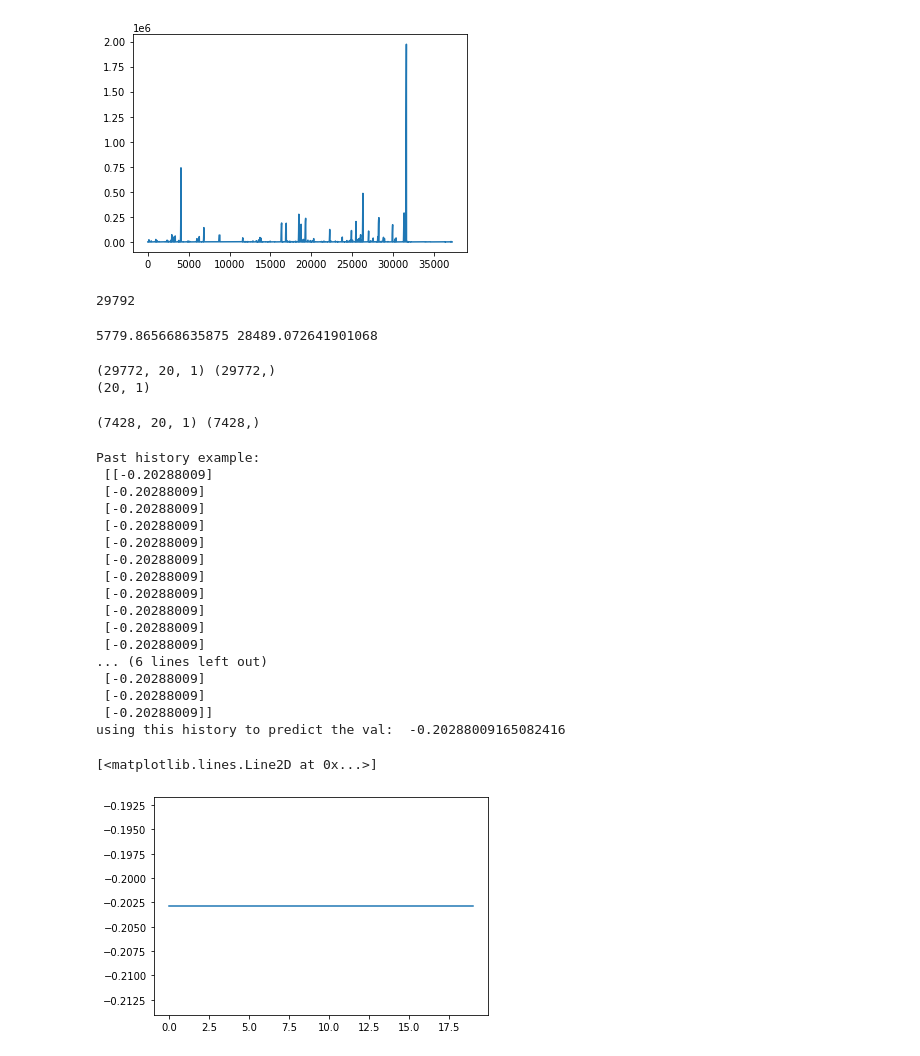
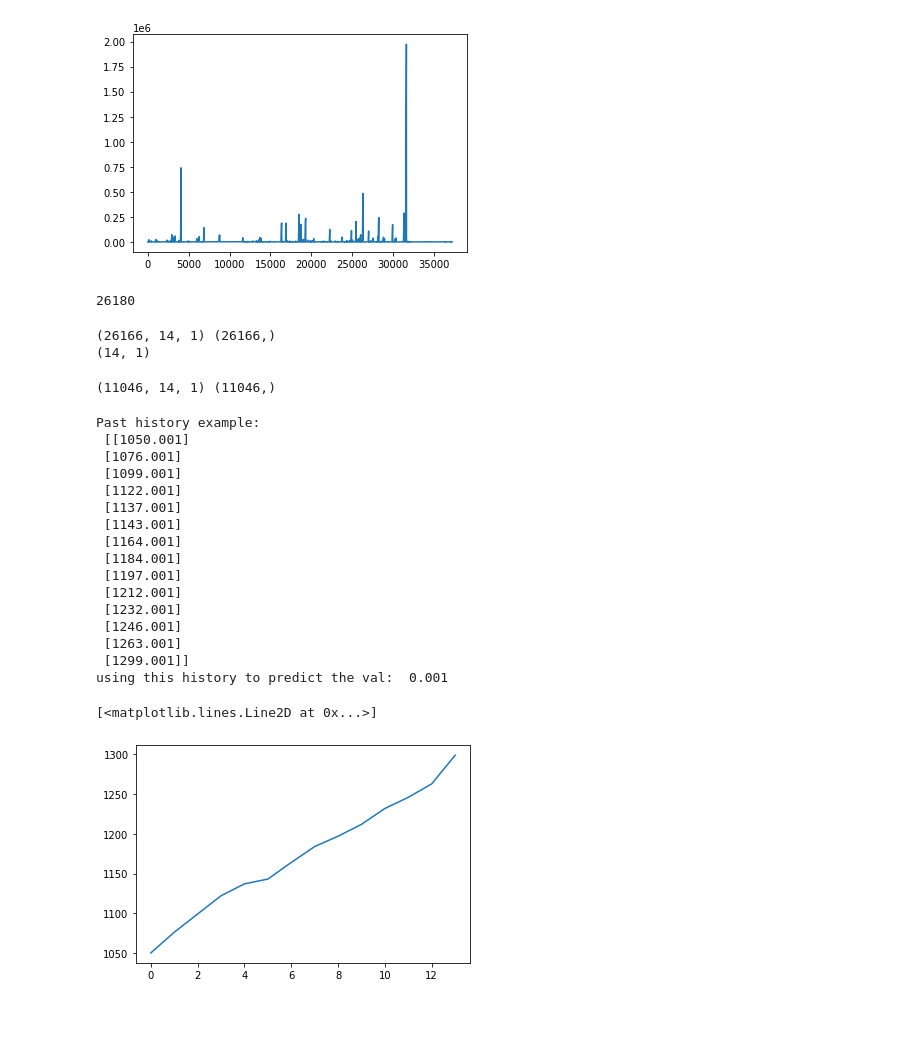
Before and after one commit to QinLab/icompbio-tamjeed, a Jupyter notebook: tf_rnn_single_covid.ipynb, the cells around one changed output. Cells and saved outputs as stored; diff of their text form; code cells hidden in the pictures; blank space fills up the shorter version.

Commit message:
cleaning up some data to optimize training data for this method

```diff
--- a/tf_rnn_single_covid.ipynb
+++ b/tf_rnn_single_covid.ipynb
@@ -79,10 +79,10 @@ plt.plot(covid_data)
 # %% [output]
 [<matplotlib.lines.Line2D at 0x...>]
 [figure]
-# %%
-train_end_index = int(len(covid_data) * 0.8); train_end_index
-# %% [output]
-29792
+# %%
+train_end_index = num_days * 187 ; train_end_index # about 70 percent for training
+# %% [output]
+26180
 # %%
 # this code is directly from https://www.tensorflow.org/tutorials/structured_data/time_series
 
@@ -104,15 +104,17 @@ def univariate_data(dataset, start_index, end_index, history_size, target_size):
 # %%
 # time to scale these features and standardize using training data
 
+"""
 train_data_mean = covid_data[:train_end_index].mean()
 train_data_std = covid_data[:train_end_index].std()
 print(train_data_mean, train_data_std)
 covid_data = (covid_data - train_data_mean)/train_data_std
+"""
+
+covid_data = covid_data + 0.001
-# %% [output]
-5779.865668635875 28489.072641901068
 # %%
 # choose {trig_past_history} vals to use to predict {trig_future_target + 1} vals into the future
-covid_past_history = 20
+covid_past_history = 14
 covid_future_target = 0
 
 x_train_trig, y_train_trig = univariate_data(covid_data, 0, train_end_index, covid_past_history, covid_future_target)
@@ -122,36 +124,36 @@ x_val_trig, y_val_trig = univariate_data(covid_data, train_end_index, None, covi
 print(x_train_trig.shape, y_train_trig.shape)
 print(x_train_trig.shape[-2:])
 # %% [output]
-(29772, 20, 1) (29772,)
-(20, 1)
+(26166, 14, 1) (26166,)
+(14, 1)
 # %%
 print(x_val_trig.shape, y_val_trig.shape)
 # %% [output]
-(7428, 20, 1) (7428,)
+(11046, 14, 1) (11046,)
 # %%
-print("Past history example:\n", x_train_trig[0])
-print("using this history to predict the val: ", y_train_trig[0])
-plt.plot(x_train_trig[0])
+index = 266
+print("Past history example:\n", x_train_trig[index])
+print("using this history to predict the val: ", y_train_trig[index])
+plt.plot(x_train_trig[index])
 # %% [output]
 Past history example:
- [[-0.20288009]
- [-0.20288009]
- [-0.20288009]
- [-0.20288009]
- [-0.20288009]
- [-0.20288009]
- [-0.20288009]
- [-0.20288009]
- [-0.20288009]
- [-0.20288009]
- [-0.20288009]
-... (6 lines left out)
- [-0.20288009]
- [-0.20288009]
- [-0.20288009]]
-using this history to predict the val:  -0.20288009165082416
+ [[1050.001]
+ [1076.001]
+ [1099.001]
+ [1122.001]
+ [1137.001]
+ [1143.001]
+ [1164.001]
+ [1184.001]
+ [1197.001]
+ [1212.001]
+ [1232.001]
+ [1246.001]
+ [1263.001]
+ [1299.001]]
+using this history to predict the val:  0.001
 [<matplotlib.lines.Line2D at 0x...>]
-[figure, old version]
+[figure, new version]
 # %%
 # much of below code is derived from https://www.tensorflow.org/tutorials/structured_data/time_series
 
```
Also changed, not shown: parts of 3 cells of this notebook.
